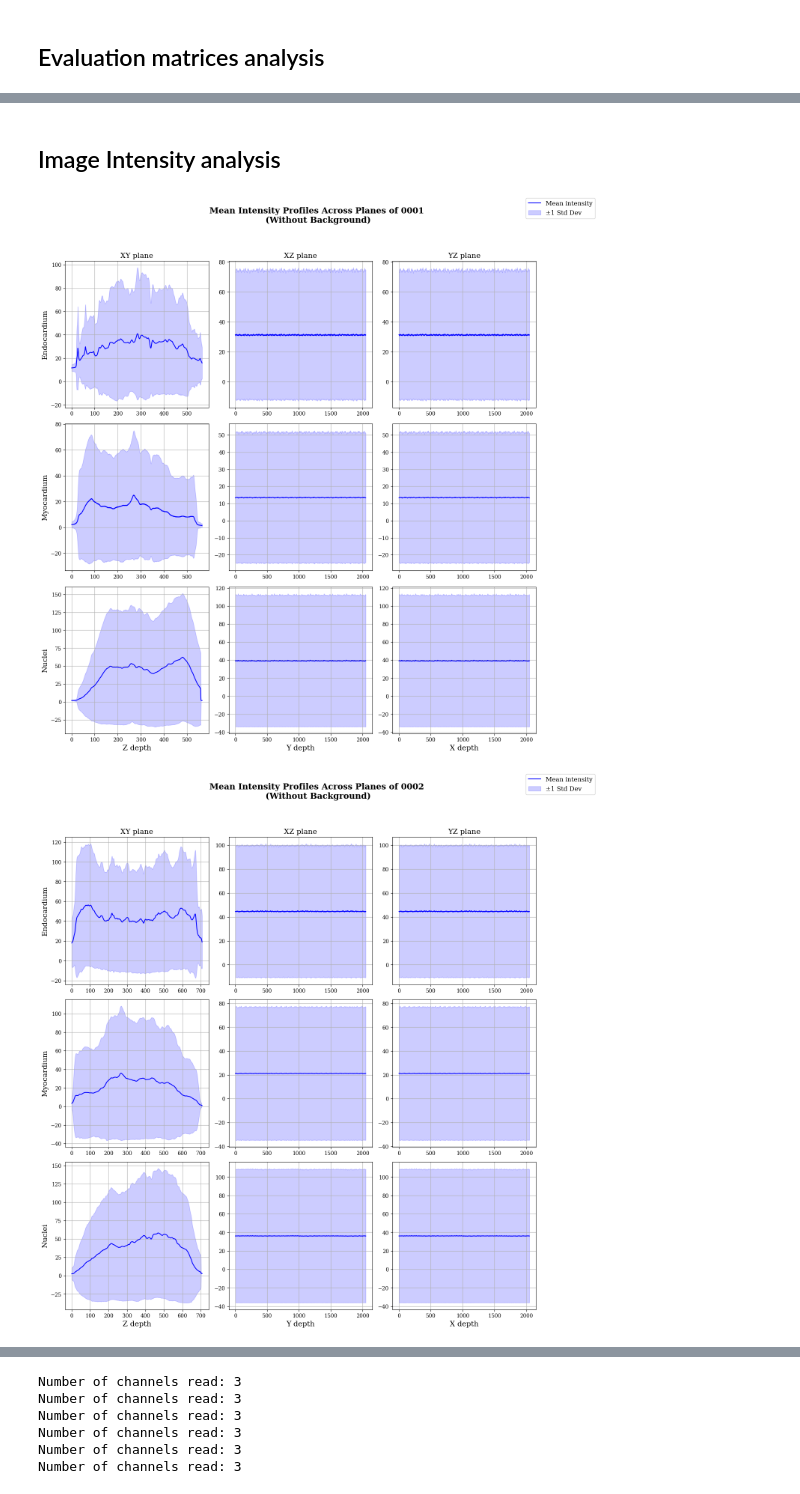
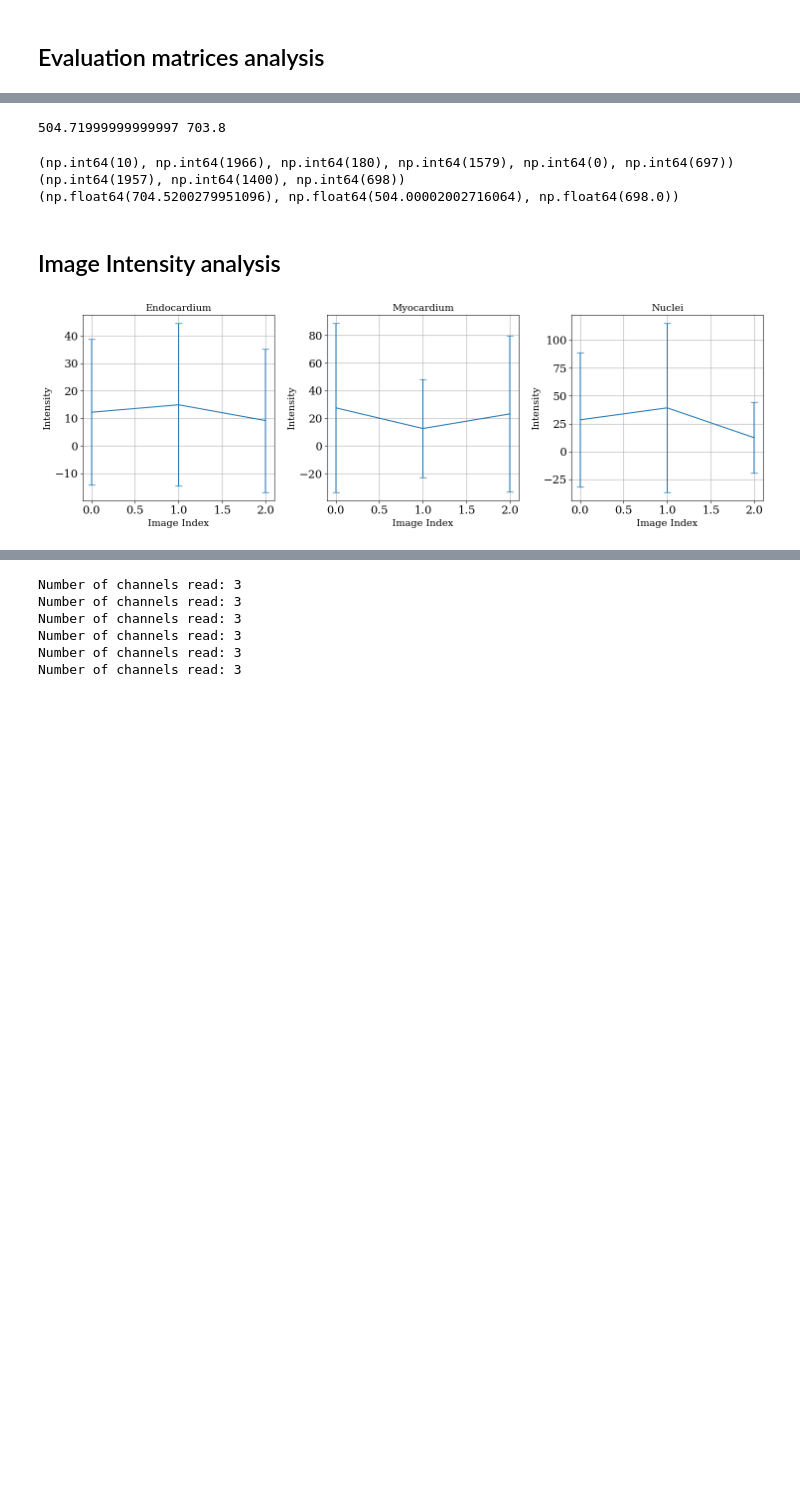
Before and after one commit to Dinuka-1999/R1, a Jupyter notebook: Image_Analysis/image_analysis.ipynb, the cells around one changed output, grey strips where cells are left out. Drawn from its saved outputs; the diff is of its cells as text; code cells hidden in the pictures; blank space fills up the shorter version.

```diff
--- a/Image_Analysis/image_analysis.ipynb
+++ b/Image_Analysis/image_analysis.ipynb
@@ -182,10 +225,10 @@ import matplotlib.pyplot as plt
 import os
 import json
 
-folder_pred = "/Users/dbattagodage/Desktop/Datasets/Model_results/IF_352_6img_results/all_segs_bg"
+folder_pred = "/home/cellsmb/Desktop/Dinuka/Image_Analysis/Model_results/Model_results/IF_352_6img_results/all_segs_bg"
 label_names = ['background',"Myocardium","Endocardium","Lumen","ECM"]
 start_end = {'1':[23,549],'2':[0,697],'3':[21,317],'4':[30,375],'5':[13,367],'6':[19,595]}
-json_path = "/Users/dbattagodage/Desktop/Datasets/Model_results/IF_352_6img_results/all_segs_bg/Evaluation_summary_perslice.json"
+json_path = "/home/cellsmb/Desktop/Dinuka/Image_Analysis/Model_results/Model_results/IF_352_6img_results/all_segs_bg/Evaluation_summary_perslice.json"
 
 with open(json_path, 'r') as f:
     results = json.load(f)['metric_per_case']
@@ -217,12 +260,12 @@ ax1.set_title('Ideal Situation for all tissues')
 ax1.set_xlabel('Z-axis (slices)')
 ax1.set_ylabel('Tissue Presence (1=Present, 0=Absent)')
 ax1.legend()
-fig1.savefig(os.path.join(folder_pred,"Eval_plots",'Ideal_plots_normalised_x.png'))
+fig1.savefig(os.path.join(folder_pred,"Eval_plots",'Ideal_plots_normalised_x.pdf'), dpi=300)
 
 ax2.set_title('Ideal Situation for all tissues')
 ax2.set_xlabel('Z-axis (slices)')
 ax2.set_ylabel('Tissue Presence (1=Present, 0=Absent)')
 ax2.legend()
-fig2.savefig(os.path.join(folder_pred,"Eval_plots",'Ideal_plots_.png'))
+fig2.savefig(os.path.join(folder_pred,"Eval_plots",'Ideal_plots_normalised_x.pdf'), dpi=300)
 
 plt.show()
@@ -235,8 +281,12 @@ import numpy as np
 import pandas as pd
 import seaborn as sns
 import matplotlib.pyplot as plt
+import matplotlib as mpl
 
-json_path = "/Users/dbattagodage/Desktop/Datasets/Model_results/IF_352_6img_results/nnUNetTrainerUMambaEncNoAMP__nnUNetPlans__3d_fullres/"
+mpl.rcParams['font.family'] = 'DejaVu Serif'
+mpl.rcParams['font.size'] = 16
+
+json_path = "/home/cellsmb/Desktop/Dinuka/Image_Analysis/Model_results/Model_results/IF_352_6img_results/nnUNetTrainerUMambaEncNoAMP__nnUNetPlans__3d_fullres"
 
 class_mapping = ["Myocardium", "Endocardium", "Lumen", "ECM"]
 def find_metric_heatmap(json_path, just_foreground=True, only_dice_and_iou=False):
@@ -244,9 +294,9 @@ def find_metric_heatmap(json_path, just_foreground=True, only_dice_and_iou=False
     case = []
     for folds in os.listdir(json_path):
         if os.path.isdir(os.path.join(json_path, folds)):
-            jason_file_path = os.path.join(json_path, folds, 'validation_no_bg', 'summary.json')
+            json_file_path = os.path.join(json_path, folds, 'validation', 'summary.json')
 
-            with open(jason_file_path, 'r') as f:
+            with open(json_file_path, 'r') as f:
                 data = json.load(f)
 
             metric_class=data['metric_per_case']
@@ -333,10 +383,11 @@ df_pivot = df.pivot(index="Metric", columns="Case", values="Value")
 df_pivot = df_pivot.sort_index(axis=1)
 
 # Plot heatmap
-plt.figure(figsize=(20,10))
+plt.figure(figsize=(12,10))
 sns.heatmap(df_pivot, annot=True, fmt=".3f", cmap="YlGnBu")
 plt.ylabel("Metric")
 plt.xlabel("Cases")
 plt.title("Evaluation Metrics")
 plt.tight_layout()
+plt.savefig(os.path.join(json_path, 'Evaluation_Metrics_Heatmap_with_bg.pdf'), dpi=300)
 plt.show()
@@ -343,3 +530,18 @@ plt.show()
+# %%
+y =(1582-180)*0.36
+x= (1964-9)*0.36
+
+print(y,x)
+# %% [output]
+504.71999999999997 703.8
+# %%
+print(results['bbox_coords_vox'])
+print(results['bbox_shape_vox'])
+print(results['bbox_size_um'])
+# %% [output]
+(np.int64(10), np.int64(1966), np.int64(180), np.int64(1579), np.int64(0), np.int64(697))
+(np.int64(1957), np.int64(1400), np.int64(698))
+(np.float64(704.5200279951096), np.float64(504.00002002716064), np.float64(698.0))
 # %% [markdown]
 ## Image Intensity analysis
 # %%
@@ -354,9 +556,9 @@ import matplotlib as mpl
 # Set global font to DejaVu Serif
 mpl.rcParams['font.family'] = 'DejaVu Serif'
 
-folder = "/home/cellsmb/Desktop/Dinuka/Image_Analysis/nnUnet_raw/imagesTr"
-destination = "/home/cellsmb/Desktop/Dinuka/Image_Analysis/Intensity_plots/training"
-segmentation_folder = "/home/cellsmb/Desktop/Dinuka/Image_Analysis/nnUnet_raw/labelsTr"
+folder = "/home/cellsmb/Desktop/Dinuka/Image_Analysis/New_IF_Dataset/IFTest/IFTest"
+destination = "/home/cellsmb/Desktop/Dinuka/Image_Analysis/Intensity_plots/testing"
+segmentation_folder = None#"/home/cellsmb/Desktop/Dinuka/Image_Analysis/nnUnet_raw/labelsTr"
 
 file_List=os.listdir(folder)
 file_List.sort()
@@ -410,7 +612,7 @@ def plot_intensity_profiles(images, files, volume:bool=False,seg:bool=False):
             ax[r].grid()
         plt.tight_layout()
         plt.show()
-        fig.savefig(os.path.join(destination,f"Intensity_plot_Volume_without_background.png"), dpi=300)
+        fig.savefig(os.path.join(destination,f"Intensity_plot_Volume.pdf"), dpi=300)
         plt.close()
 
     else:
@@ -445,11 +647,11 @@ def plot_intensity_profiles(images, files, volume:bool=False,seg:bool=False):
         fig.legend(handles, labels, loc="upper right", fontsize=12)
 
         # Super title
-        fig.suptitle(f"Mean Intensity Profiles Across Planes of {files.split('_')[2]}\n (Without Background)", fontsize=16, fontweight="bold")
+        fig.suptitle(f"Mean Intensity Profiles Across Planes of {files.split('_')[2]}", fontsize=16, fontweight="bold")
 
         plt.tight_layout(rect=[0, 0, 0.9, 0.95])
         plt.show()
-        fig.savefig(os.path.join(destination,f"Intensity_plot_{files.split('_')[2]}_without_background.png"), dpi=300)
+        fig.savefig(os.path.join(destination,f"Intensity_plot_{files.split('_')[2]}.pdf"), dpi=300)
         plt.close()
 
 def intensity_profiles(volume:bool=False, only_foreground:bool=False):
@@ -482,7 +684,6 @@ def intensity_profiles(volume:bool=False, only_foreground:bool=False):
         else:
             plot_intensity_profiles(file_List, file_List, volume=volume,seg=True)
 # %%
-intensity_profiles(volume=False, only_foreground=True)
+intensity_profiles(volume=True, only_foreground=False)
 # %% [output]
-[figure, old version]
+[figure, new version]
-[figure, removed]
```
Also changed, not shown: parts of 9 cells of this notebook, 4 other files.
